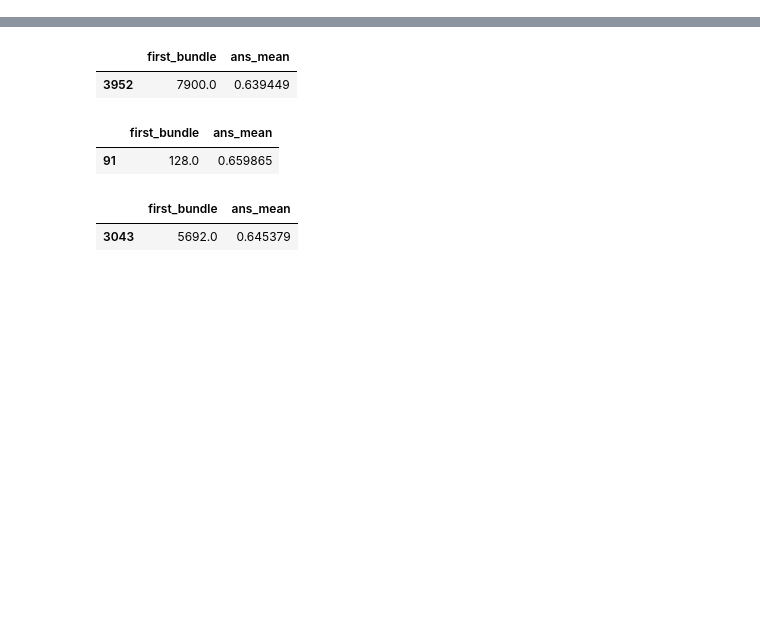
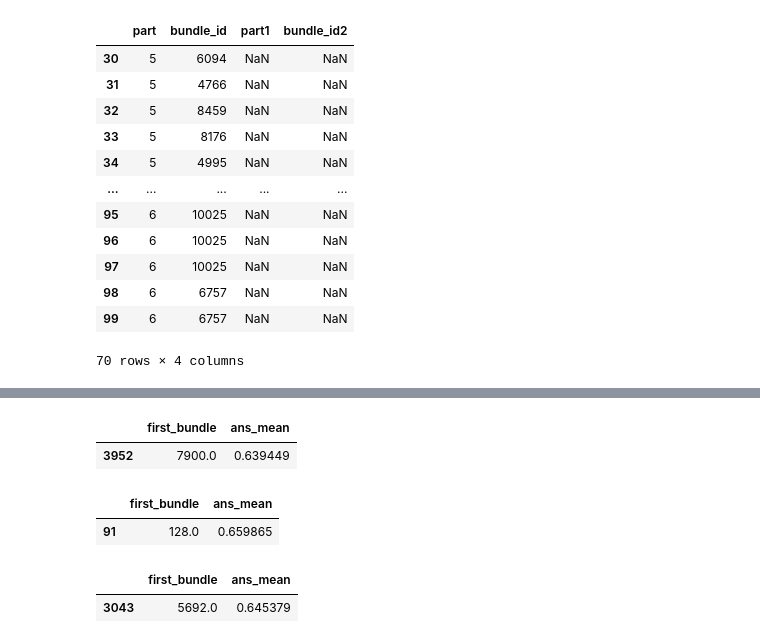
Before and after one commit to zakopuro/kaggle_Riiid, a Jupyter notebook: notebook/EDA.ipynb, the cells around one changed output, grey strips where cells are left out. Cells and saved outputs as stored; diff of their text form; code cells hidden in the pictures; blank space fills up the shorter version.

```diff
--- a/notebook/EDA.ipynb
+++ b/notebook/EDA.ipynb
@@ -8,0 +171,2 @@ pd.set_option('display.max_columns',None)
+# %%
+base = pd.merge(base,first_bundle,on='user_id',how='left')
@@ -8,0 +247,23 @@ pd.set_option('display.max_columns',None)
+# %%
+user1 = base[base['user_id'] == 107002][['part','bundle_id']].iloc[:100].reset_index(drop=True)
+# %%
+user2 = base[base['user_id'] == 2147406199][['part','bundle_id']].iloc[:100].reset_index(drop=True)
+user2.columns = ['part1','bundle_id2']
+# %%
+user12 = pd.concat([user1,user2],axis=1)
+# %%
+user12[user12['bundle_id'] != user12['bundle_id2']]
+# %% [output]
+|  | part | bundle_id | part1 | bundle_id2 |
+| 30 | 5 | 6094 | NaN | NaN |
+| 31 | 5 | 4766 | NaN | NaN |
+| 32 | 5 | 8459 | NaN | NaN |
+| 33 | 5 | 8176 | NaN | NaN |
+| 34 | 5 | 4995 | NaN | NaN |
+| ... | ... | ... | ... | ... |
+| 95 | 6 | 10025 | NaN | NaN |
+| 96 | 6 | 10025 | NaN | NaN |
+| 97 | 6 | 10025 | NaN | NaN |
+| 98 | 6 | 6757 | NaN | NaN |
+| 99 | 6 | 6757 | NaN | NaN |
+70 rows × 4 columns
```
Also changed, not shown: parts of 41 cells of this notebook, 9 other files.
